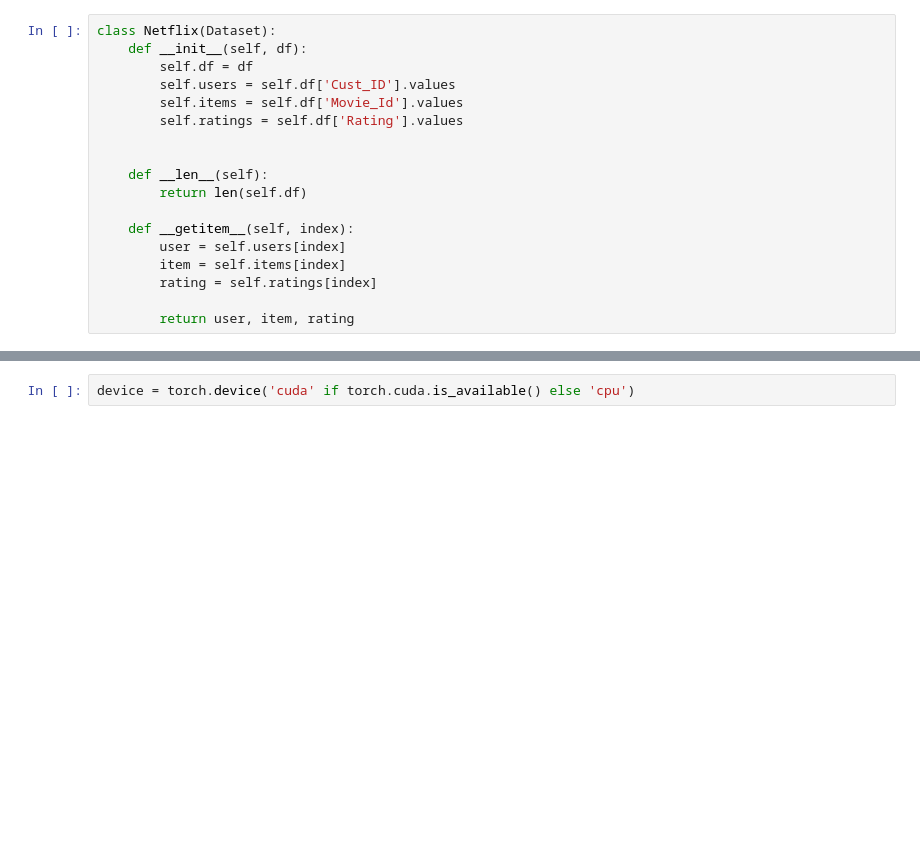
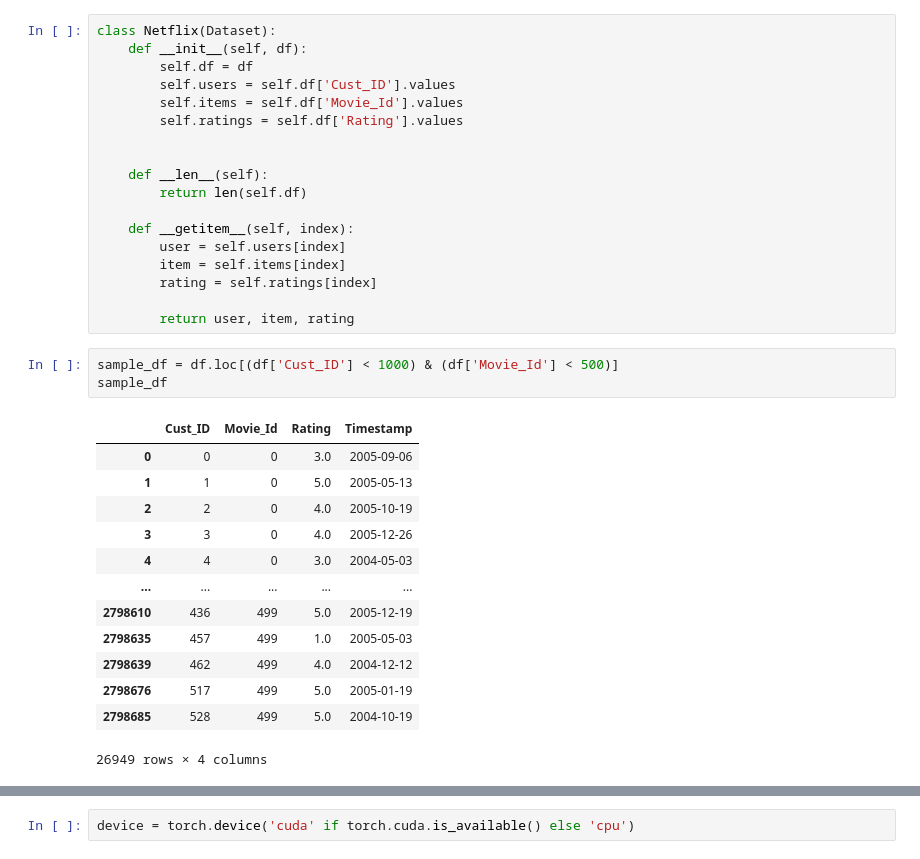
Before and after one commit to sangwu99/2023-Summer-Internship-DSAIL, a Jupyter notebook: Recsys/Netflix/Netflix.ipynb, the cells around one changed output, grey strips where cells are left out. Saved outputs shown, nothing was run; the diff lists cells and outputs as text; blank space fills up the shorter version.

```diff
--- a/Recsys/Netflix/Netflix.ipynb
+++ b/Recsys/Netflix/Netflix.ipynb
@@ -392,3 +382,20 @@ class Netflix(Dataset):
         rating = self.ratings[index]
 
         return user, item, rating
+# %%
+sample_df = df.loc[(df['Cust_ID'] < 1000) & (df['Movie_Id'] < 500)]
+sample_df
+# %% [output]
+|  | Cust_ID | Movie_Id | Rating | Timestamp |
+| 0 | 0 | 0 | 3.0 | 2005-09-06 |
+| 1 | 1 | 0 | 5.0 | 2005-05-13 |
+| 2 | 2 | 0 | 4.0 | 2005-10-19 |
+| 3 | 3 | 0 | 4.0 | 2005-12-26 |
+| 4 | 4 | 0 | 3.0 | 2004-05-03 |
+| ... | ... | ... | ... | ... |
+| 2798610 | 436 | 499 | 5.0 | 2005-12-19 |
+| 2798635 | 457 | 499 | 1.0 | 2005-05-03 |
+| 2798639 | 462 | 499 | 4.0 | 2004-12-12 |
+| 2798676 | 517 | 499 | 5.0 | 2005-01-19 |
+| 2798685 | 528 | 499 | 5.0 | 2004-10-19 |
+26949 rows × 4 columns
```
Also changed, not shown: parts of 37 cells of this notebook.
